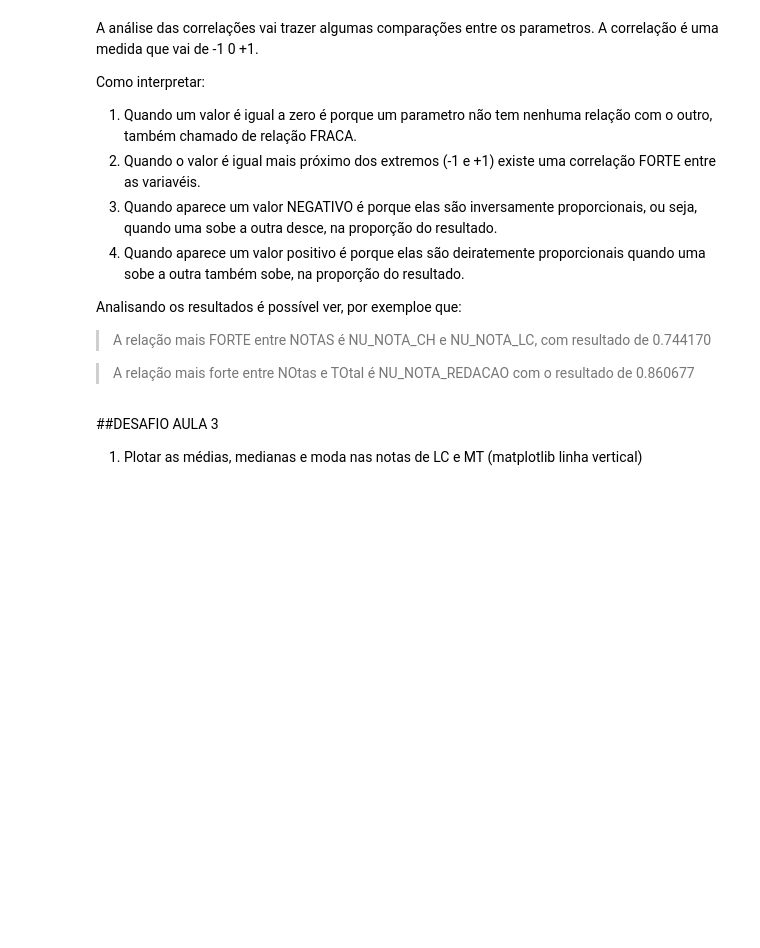
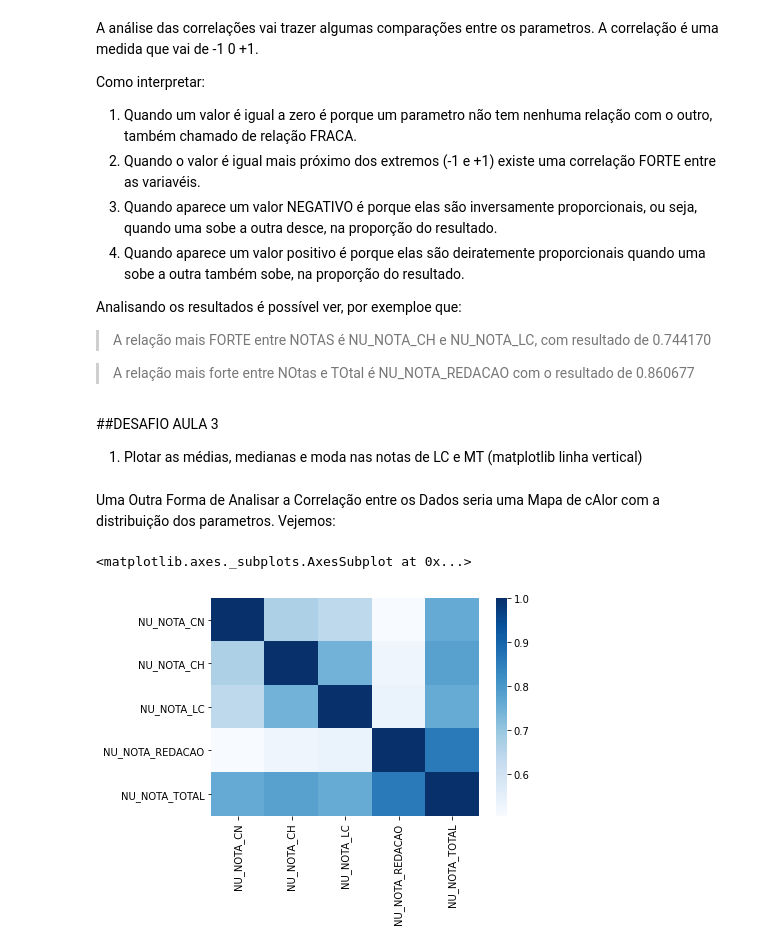
Before and after one commit to gustavoguanabara/git-github, a Jupyter notebook: Imersão_de_Dados_(ENEM_2019)_Alura.ipynb, the cells around one changed output. Cells and saved outputs as stored; diff of their text form; code cells hidden in the pictures; blank space fills up the shorter version.

```diff
--- a/Imersão_de_Dados_(ENEM_2019)_Alura.ipynb
+++ b/Imersão_de_Dados_(ENEM_2019)_Alura.ipynb
@@ -723,3 +725,11 @@ Analisando os resultados é possível ver, por exemploe que:
 # %% [markdown]
 ##DESAFIO AULA 3
 1. Plotar as médias, medianas e moda nas notas de LC e MT (matplotlib linha vertical)
+# %% [markdown]
+Uma Outra Forma de Analisar a Correlação entre os Dados seria uma Mapa de cAlor com a distribuição dos parametros.
+Vejemos:
+# %%
+sns.heatmap(correlacao, cmap="Blues") # Mostrando a distri
+# %% [output]
+<matplotlib.axes._subplots.AxesSubplot at 0x...>
+[figure, added]
```
Also changed, not shown: parts of 2 cells of this notebook.
